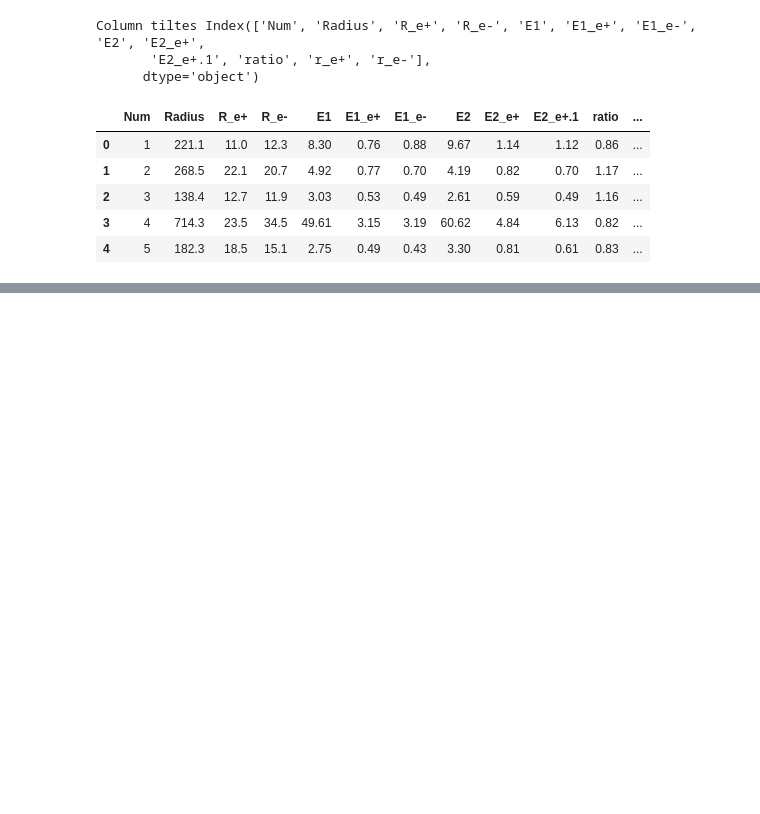
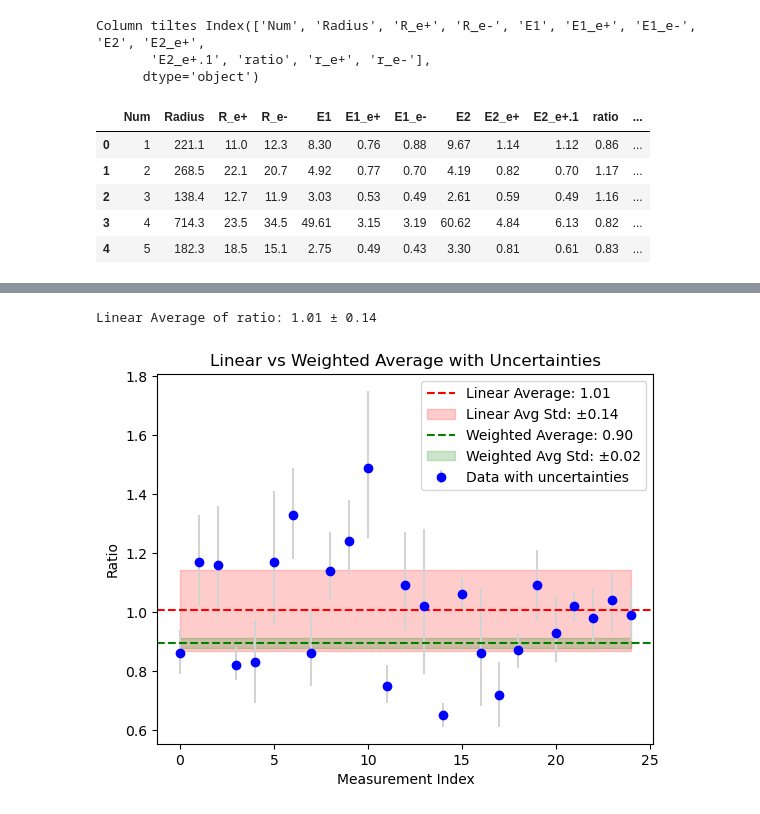
Before and after one commit to MahkameSalimi/Data-Analysis-2024, a Jupyter notebook: Assignments/2/code2_assignment_2.ipynb, the cells around one changed output, grey strips where cells are left out. Saved outputs shown, nothing was run; the diff lists cells and outputs as text; code cells hidden in the pictures; blank space fills up the shorter version.

```diff
--- a/Assignments/2/code2_assignment_2.ipynb
+++ b/Assignments/2/code2_assignment_2.ipynb
@@ -44,10 +44,14 @@ $$ \bar{x} = \frac{\sum_{i=1}^{N}x_i\times w_i}{\sum_{i=1}^{N} w_i}.$$
 The
 # %%
 # Function to calculate weighted average and standard deviation
-def wighted_average_std(u_bound, l_bound, data):
+def weighted_average_std(u_bound, l_bound, data):
     '''u_bound and l_bound are lists of floats given by input data set
     data is given list of float numbers that are given in each column
     output: float numbers average wighted and Standard deviation'''
     sigma2 = ((u_bound+l_bound)/2)**2 # Average the asymmetric errors
-    wight = 1/sigma2
-    return np.sum(data*wight)/np.sum(wight) , np.sqrt(1/np.sum(wight))
+    weight = 1/sigma2
+    return np.sum(data*weight)/np.sum(weight) , np.sqrt(1/np.sum(weight))
+# Weighted average and standard deviation for 'ratio'
+weighted_avg ,weighted_std  = weighted_average_std(data['r_e+'],data['r_e-'],data['ratio'])
+# Print the result
+print(f"Weighted Average of ratio: {weighted_avg :.2f} ± {weighted_std:.2f}")
@@ -53,0 +67,36 @@ def wighted_average_std(u_bound, l_bound, data):
+# %%
+#linear averaging
+def Linear_average(u_bound, l_bound, data):
+    Linear_average = np.mean(data) # Mean of Data
+    Linear_std = np.sqrt(np.mean(((u_bound+l_bound)/2)**2)) # mean of the averaged uncertainties
+    return Linear_average, Linear_std
+
+# Linear average and standard deviation for 'ratio'
+linear_avg ,linear_std  = Linear_average(data['r_e+'],data['r_e-'],data['ratio'])
+# Print the result
+print(f"Linear Average of ratio: {linear_avg :.2f} ± {linear_std:.2f}")
+# %% [output]
+Linear Average of ratio: 1.01 ± 0.14
+# %%
+n = len (data['ratio']) # number of data points
+#Plot the data points with error bars
+plt.errorbar(range(n), data['ratio'], yerr=[data['r_e-'], data['r_e+']], fmt='o', label='Data with uncertainties', color='blue', ecolor='lightgray')
+
+# Plot the linear average line with its uncertainty band
+plt.axhline(y=linear_avg, color='red', linestyle='--', label=f'Linear Average: {linear_avg:.2f}')
+plt.fill_between(range(n), linear_avg - linear_std, linear_avg +linear_std, color='red', alpha=0.2, label=f'Linear Avg Std: ±{linear_std:.2f}')
+
+#Plot the weighted average line with its uncertainty band
+plt.axhline(y=weighted_avg, color='green', linestyle='--', label=f'Weighted Average: {weighted_avg:.2f}')
+plt.fill_between(range(n), weighted_avg - weighted_std, weighted_avg + weighted_std, color='green', alpha=0.2, label=f'Weighted Avg Std: ±{weighted_std:.2f}')
+
+#Labeling the plot
+plt.xlabel('Measurement Index')
+plt.ylabel('Ratio')
+plt.title('Linear vs Weighted Average with Uncertainties')
+plt.legend()
+
+# Show the plot
+plt.show()
+# %% [output]
+[figure, added]
```
Also changed, not shown: parts of 5 cells of this notebook.
